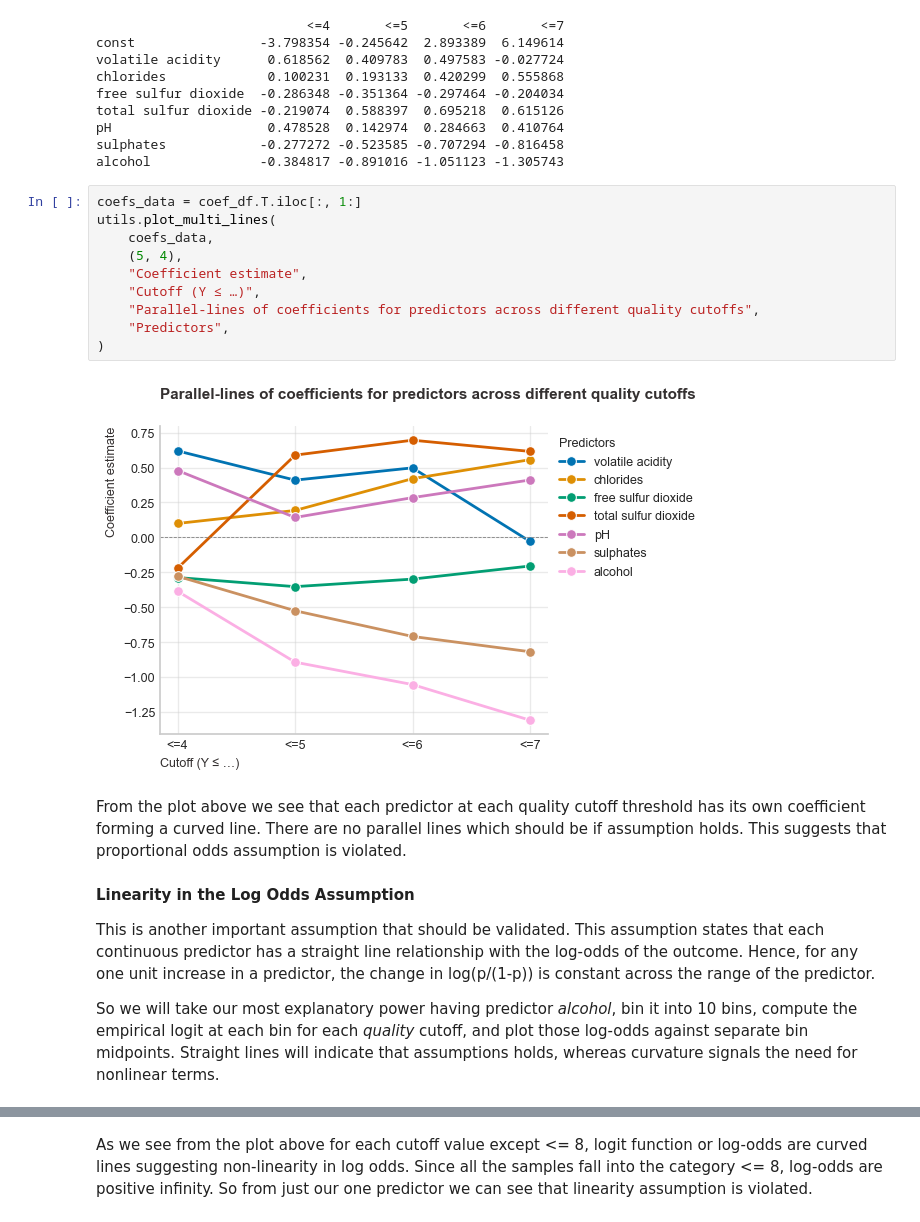
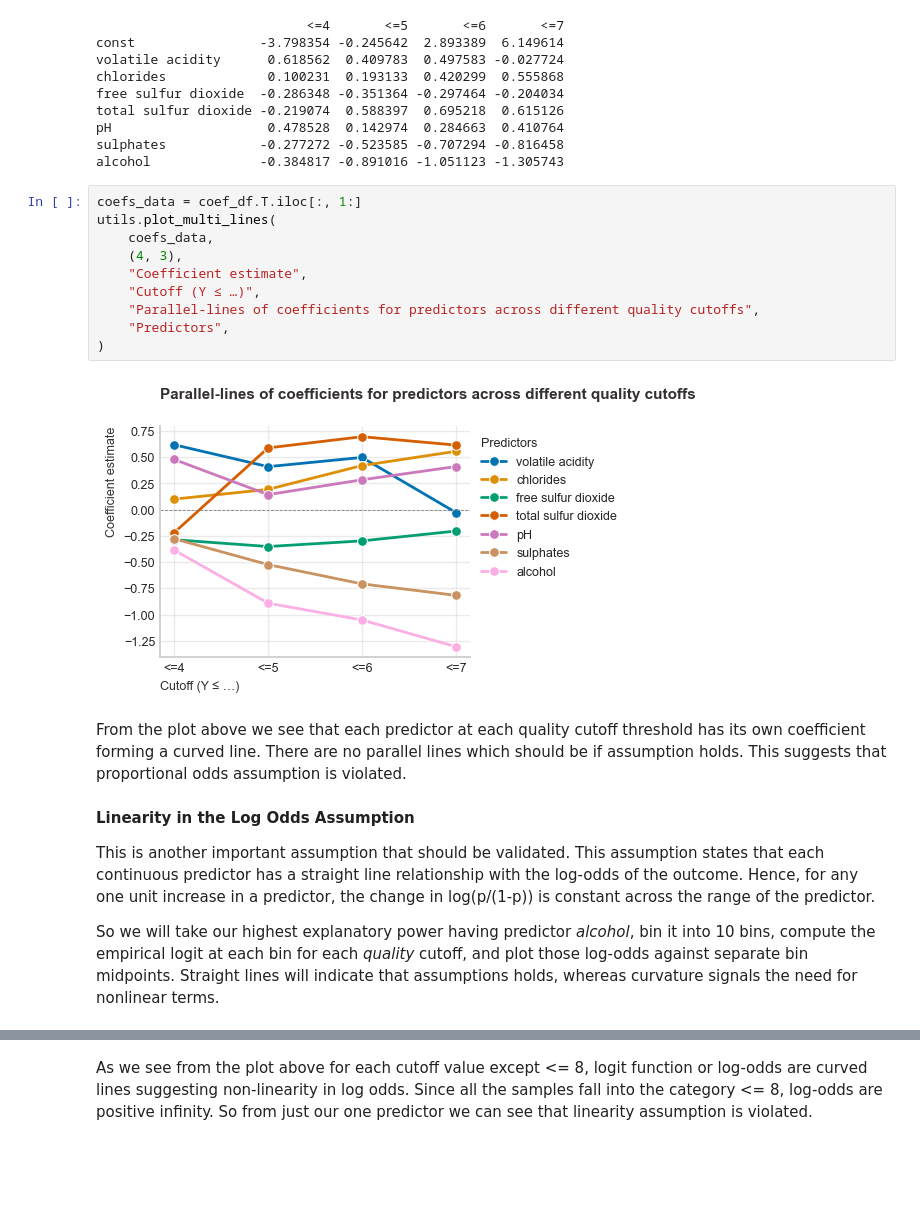
Before and after one commit to Gintare1985/Red-Wine-Quality-Project, a Jupyter notebook: notebooks/Red_wine_quality_analysis.ipynb, the cells around one changed output, grey strips where cells are left out. Cells and saved outputs as stored; diff of their text form; blank space fills up the shorter version.

```diff
--- a/notebooks/Red_wine_quality_analysis.ipynb
+++ b/notebooks/Red_wine_quality_analysis.ipynb
@@ -1941,15 +1950,15 @@ alcohol              -0.384817 -0.891016 -1.051123 -1.305743
 # %%
 coefs_data = coef_df.T.iloc[:, 1:]
 utils.plot_multi_lines(
     coefs_data,
-    (5, 4),
+    (4, 3),
     "Coefficient estimate",
     "Cutoff (Y ≤ …)",
     "Parallel-lines of coefficients for predictors across different quality cutoffs",
     "Predictors",
 )
 # %% [output]
-[figure, old version]
+[figure, new version]
 # %% [markdown]
 From the plot above we see that each predictor at each quality cutoff threshold has its own coefficient forming a curved line. There are no parallel lines which should be if assumption holds. This suggests that proportional odds assumption is violated.
 # %% [markdown]
@@ -1957,7 +1966,7 @@ From the plot above we see that each predictor at each quality cutoff threshold
 
 This is another important assumption that should be validated. This assumption states that each continuous predictor has a straight line relationship with the log-odds of the outcome. Hence, for any one unit increase in a predictor, the change in log(p/(1-p)) is constant across the range of the predictor.
 
-So we will take our most explanatory power having predictor *alcohol*, bin it into 10 bins, compute the empirical logit at each bin for each *quality* cutoff, and plot those log-odds against separate bin midpoints. Straight lines will indicate that assumptions holds, whereas curvature signals the need for nonlinear terms.
+So we will take our highest explanatory power having predictor *alcohol*, bin it into 10 bins, compute the empirical logit at each bin for each *quality* cutoff, and plot those log-odds against separate bin midpoints. Straight lines will indicate that assumptions holds, whereas curvature signals the need for nonlinear terms.
 # %%
 X_minus_citric_fixed_sugar_density["alcohol_bin"] = pd.qcut(
     X_minus_citric_fixed_sugar_density["alcohol"], q=10
```
Also changed, not shown: parts of 60 cells of this notebook, 2 other files.
